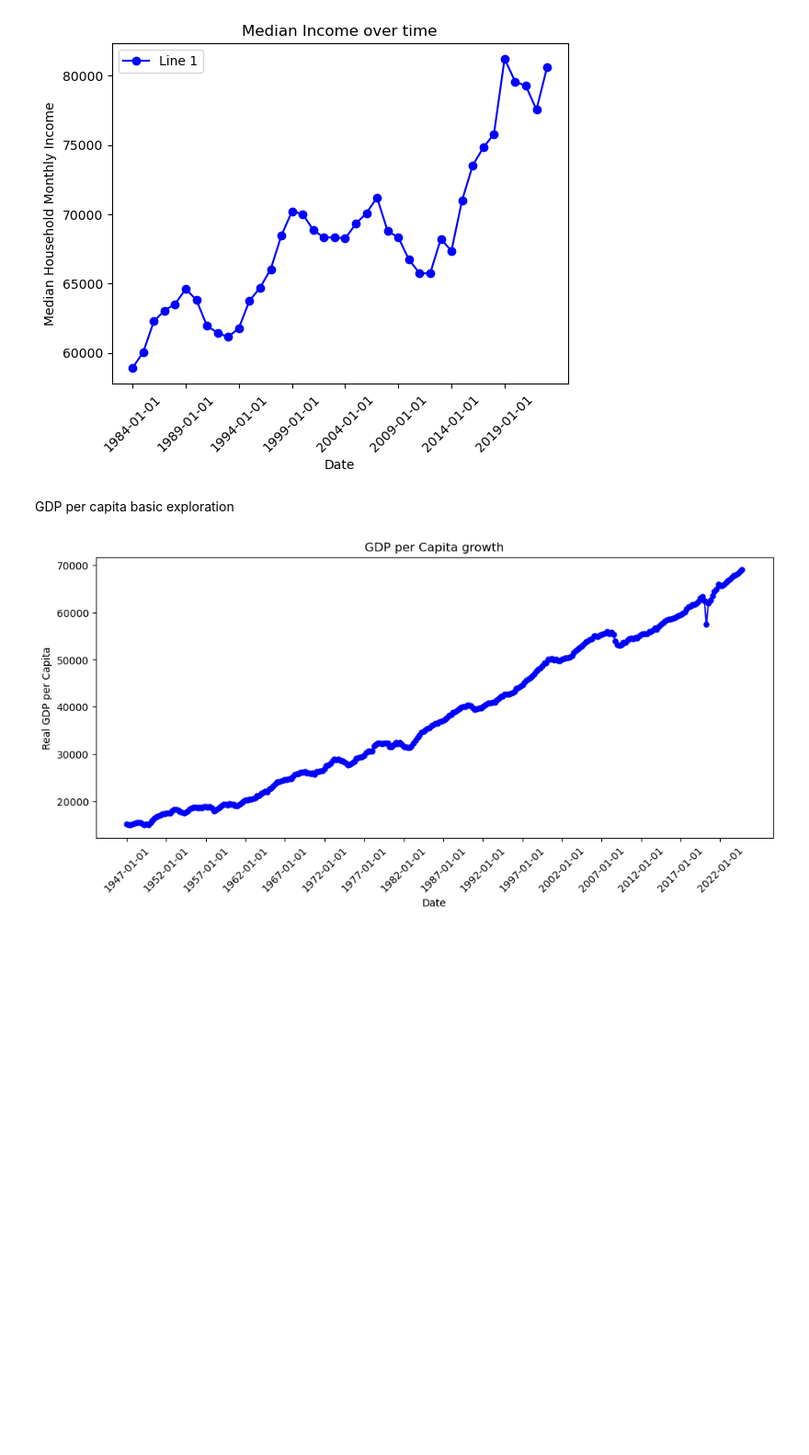
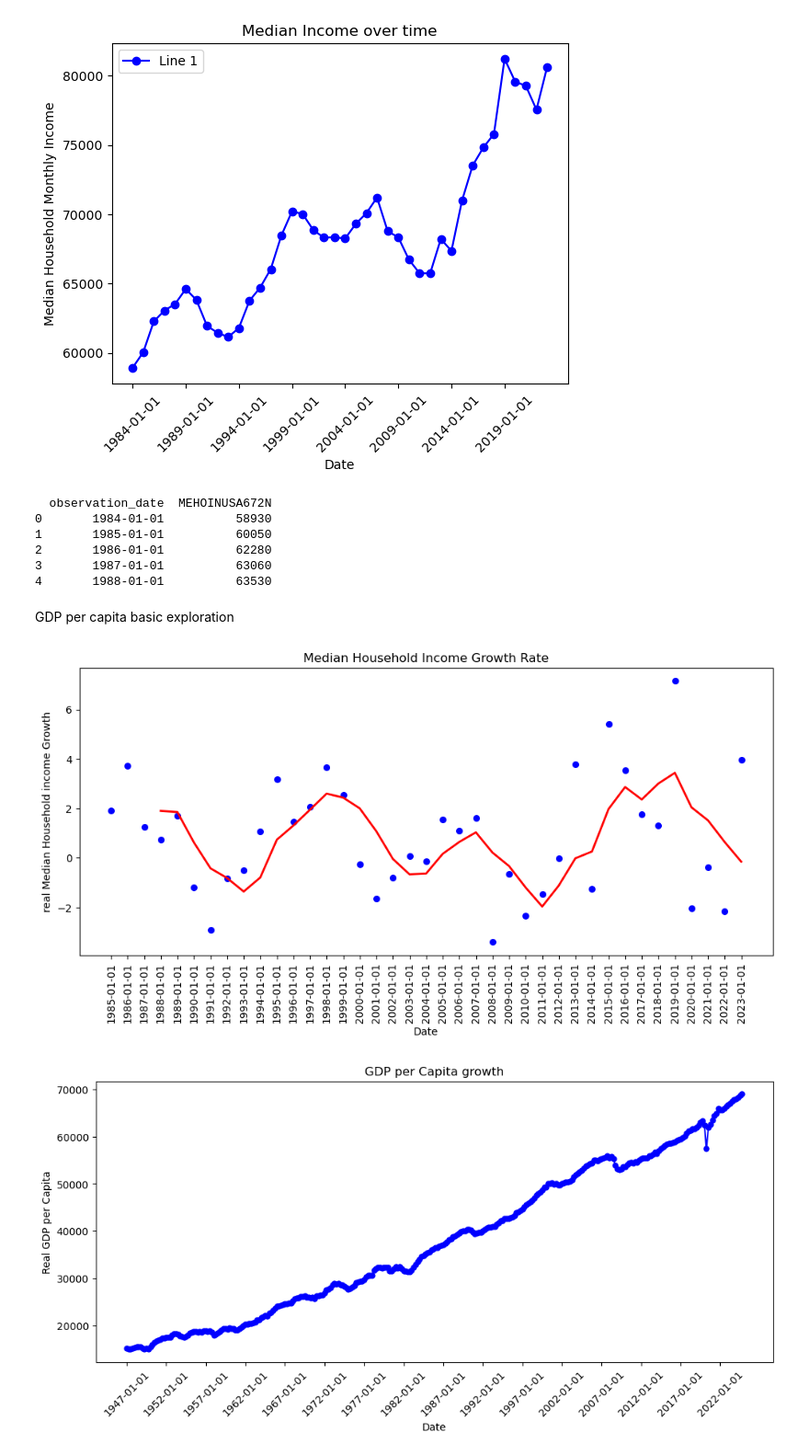
Before and after one commit to ArjunaBazaz/Presidential_Approval_Rating_Prediction, a Jupyter notebook: SCRIPTS/2_preliminary_data_analysis.ipynb, the cells around one changed output. Shown: that part at 92% size. Cells and saved outputs as stored; diff of their text form; code cells hidden in the pictures; blank space fills up the shorter version.

Commit message:
Added files and graphs for net change values

```diff
--- a/SCRIPTS/2_preliminary_data_analysis.ipynb
+++ b/SCRIPTS/2_preliminary_data_analysis.ipynb
@@ -22,8 +23,49 @@ plt.legend()
 plt.show()
 # %% [output]
 [figure]
+# %%
+df = pd.read_csv(r"..\DATA\median_household_income.csv", parse_dates=['observation_date'])
+print(df.head())
+
+df.dropna(subset=['observation_date'], inplace=True)
+
+df.set_index('observation_date', inplace=True)
+
+df['Change'] = df['MEHOINUSA672N'].pct_change() * 100
+
+df.dropna(inplace=True)
+
+df.to_csv(r"..\DATA\median_household_income_daily_change.csv")
+# %% [output]
+  observation_date  MEHOINUSA672N
+0       1984-01-01          58930
+1       1985-01-01          60050
+2       1986-01-01          62280
+3       1987-01-01          63060
+4       1988-01-01          63530
 # %% [markdown]
 GDP per capita basic exploration
+# %%
+df = pd.read_csv(r"..\DATA\median_household_income_daily_change.csv")
+
+df['observation_date'] = pd.to_datetime(df['observation_date'])
+
+df['rolling_avg'] = df['Change'].rolling(window=4).mean()
+
+plt.figure(figsize=(12, 5))
+
+plt.scatter(df['observation_date'], df['Change'], color='blue', s=30, label="Yearly Change")
+
+plt.plot(df['observation_date'], df['rolling_avg'], color='red', linewidth=2, label="4 yearly Rolling Average")
+
+plt.xlabel("Date")
+plt.ylabel("real Median Household income Growth")
+plt.title("Median Household Income Growth Rate")
+plt.xticks(df['observation_date'], rotation=90)
+
+plt.show()
+# %% [output]
+[figure, added]
 # %%
 df = pd.read_csv(r"..\DATA\real_GDP_per_capita.csv")
 
```
Also changed, not shown: parts of 5 cells of this notebook, 3 other files.
